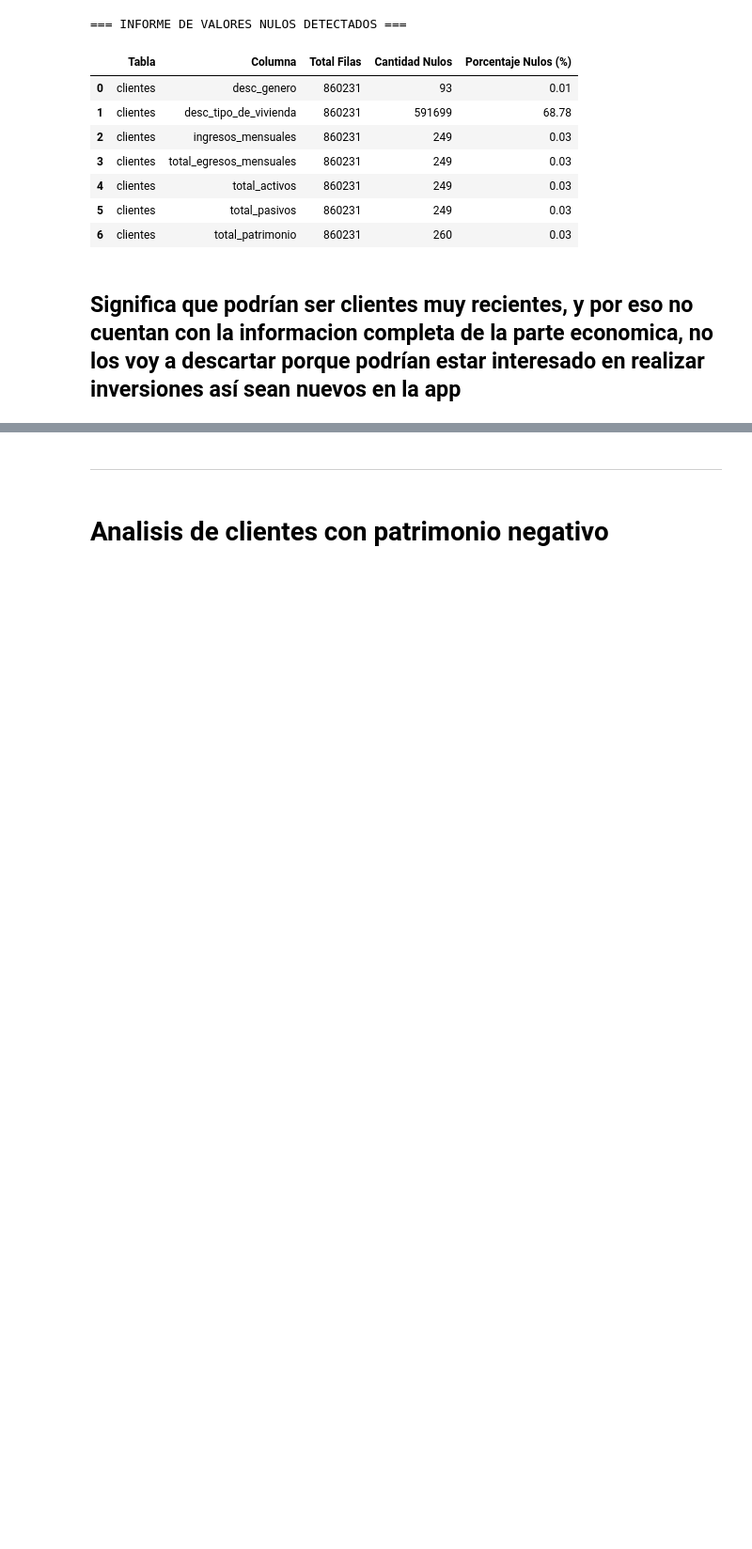
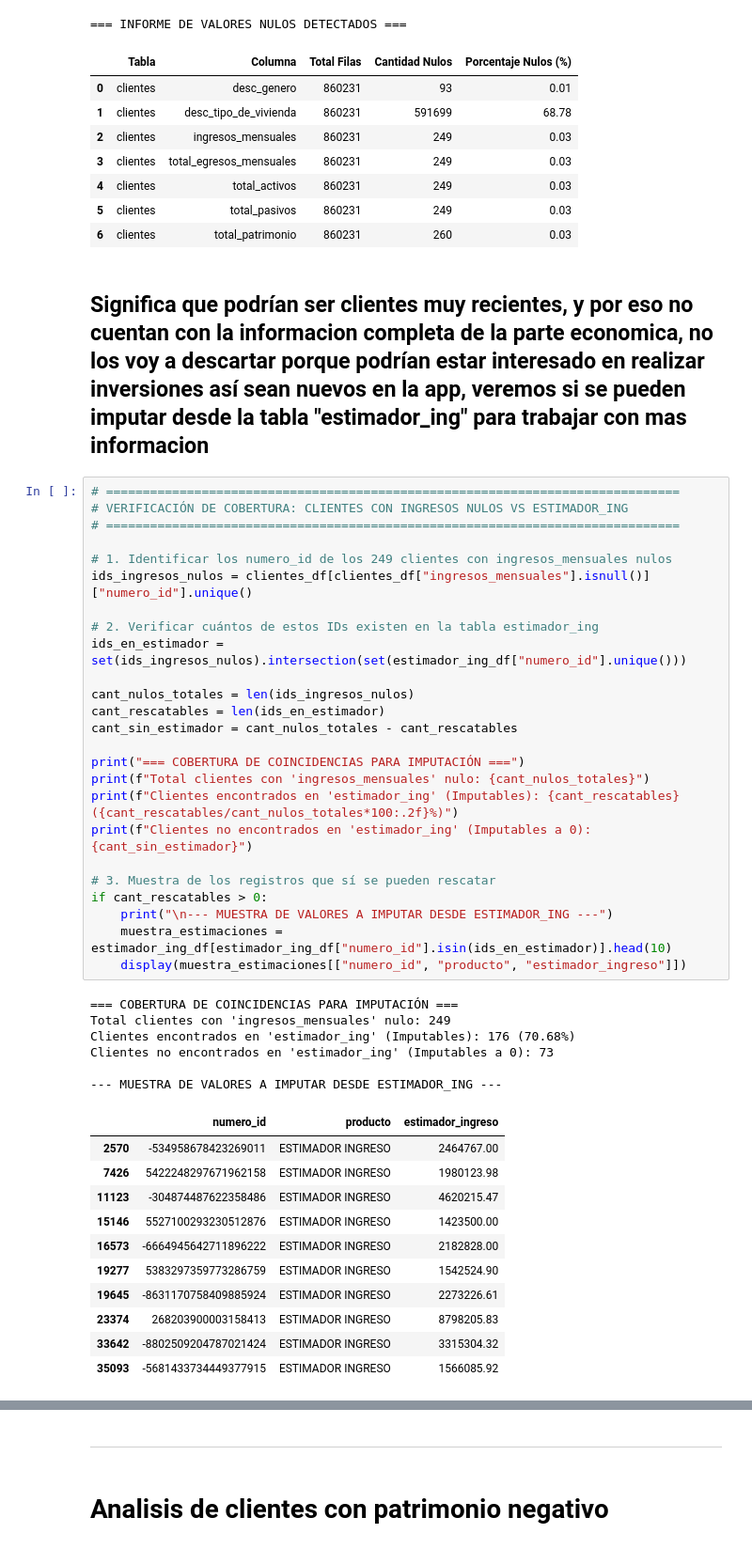
Before and after one commit to DANIELRINCON28/PRUEBA-TECNICA-CREAN-danaleri, a Jupyter notebook: Prueba-Tecnica-CREAN/notebooks/eda.ipynb, the cells around one changed output, grey strips where cells are left out. Shown at 94% size. Saved outputs shown, nothing was run; the diff lists cells and outputs as text; blank space fills up the shorter version.

```diff
--- a/Prueba-Tecnica-CREAN/notebooks/eda.ipynb
+++ b/Prueba-Tecnica-CREAN/notebooks/eda.ipynb
@@ -321,4 +321,47 @@ else:
 | 5 | clientes | total_pasivos | 860231 | 249 | 0.03 |
 | 6 | clientes | total_patrimonio | 860231 | 260 | 0.03 |
 # %% [markdown]
-## Significa que podrían ser clientes muy recientes, y por eso no cuentan con la informacion completa de la parte economica, no los voy a descartar porque podrían estar interesado en realizar inversiones así sean nuevos en la app
+## Significa que podrían ser clientes muy recientes, y por eso no cuentan con la informacion completa de la parte economica, no los voy a descartar porque podrían estar interesado en realizar inversiones así sean nuevos en la app, veremos si se pueden imputar desde la tabla "estimador_ing" para trabajar con mas informacion
+# %%
+# ==============================================================================
+# VERIFICACIÓN DE COBERTURA: CLIENTES CON INGRESOS NULOS VS ESTIMADOR_ING
+# ==============================================================================
+
+# 1. Identificar los numero_id de los 249 clientes con ingresos_mensuales nulos
+ids_ingresos_nulos = clientes_df[clientes_df["ingresos_mensuales"].isnull()]["numero_id"].unique()
+
+# 2. Verificar cuántos de estos IDs existen en la tabla estimador_ing
+ids_en_estimador = set(ids_ingresos_nulos).intersection(set(estimador_ing_df["numero_id"].unique()))
+
+cant_nulos_totales = len(ids_ingresos_nulos)
+cant_rescatables = len(ids_en_estimador)
+cant_sin_estimador = cant_nulos_totales - cant_rescatables
+
+print("=== COBERTURA DE COINCIDENCIAS PARA IMPUTACIÓN ===")
+print(f"Total clientes con 'ingresos_mensuales' nulo: {cant_nulos_totales}")
+print(f"Clientes encontrados en 'estimador_ing' (Imputables): {cant_rescatables} ({cant_rescatables/cant_nulos_totales*100:.2f}%)")
+print(f"Clientes no encontrados en 'estimador_ing' (Imputables a 0): {cant_sin_estimador}")
+
+# 3. Muestra de los registros que sí se pueden rescatar
+if cant_rescatables > 0:
+    print("\n--- MUESTRA DE VALORES A IMPUTAR DESDE ESTIMADOR_ING ---")
+    muestra_estimaciones = estimador_ing_df[estimador_ing_df["numero_id"].isin(ids_en_estimador)].head(10)
+    display(muestra_estimaciones[["numero_id", "producto", "estimador_ingreso"]])
+# %% [output]
+=== COBERTURA DE COINCIDENCIAS PARA IMPUTACIÓN ===
+Total clientes con 'ingresos_mensuales' nulo: 249
+Clientes encontrados en 'estimador_ing' (Imputables): 176 (70.68%)
+Clientes no encontrados en 'estimador_ing' (Imputables a 0): 73
+
+--- MUESTRA DE VALORES A IMPUTAR DESDE ESTIMADOR_ING ---
+|  | numero_id | producto | estimador_ingreso |
+| 2570 | -534958678423269011 | ESTIMADOR INGRESO | 2464767.00 |
+| 7426 | 5422248297671962158 | ESTIMADOR INGRESO | 1980123.98 |
+| 11123 | -304874487622358486 | ESTIMADOR INGRESO | 4620215.47 |
+| 15146 | 5527100293230512876 | ESTIMADOR INGRESO | 1423500.00 |
+| 16573 | -6664945642711896222 | ESTIMADOR INGRESO | 2182828.00 |
+| 19277 | 5383297359773286759 | ESTIMADOR INGRESO | 1542524.90 |
+| 19645 | -8631170758409885924 | ESTIMADOR INGRESO | 2273226.61 |
+| 23374 | 268203900003158413 | ESTIMADOR INGRESO | 8798205.83 |
+| 33642 | -8802509204787021424 | ESTIMADOR INGRESO | 3315304.32 |
+| 35093 | -5681433734449377915 | ESTIMADOR INGRESO | 1566085.92 |
```
Also changed, not shown: parts of 3 cells of this notebook, 2 other files.
